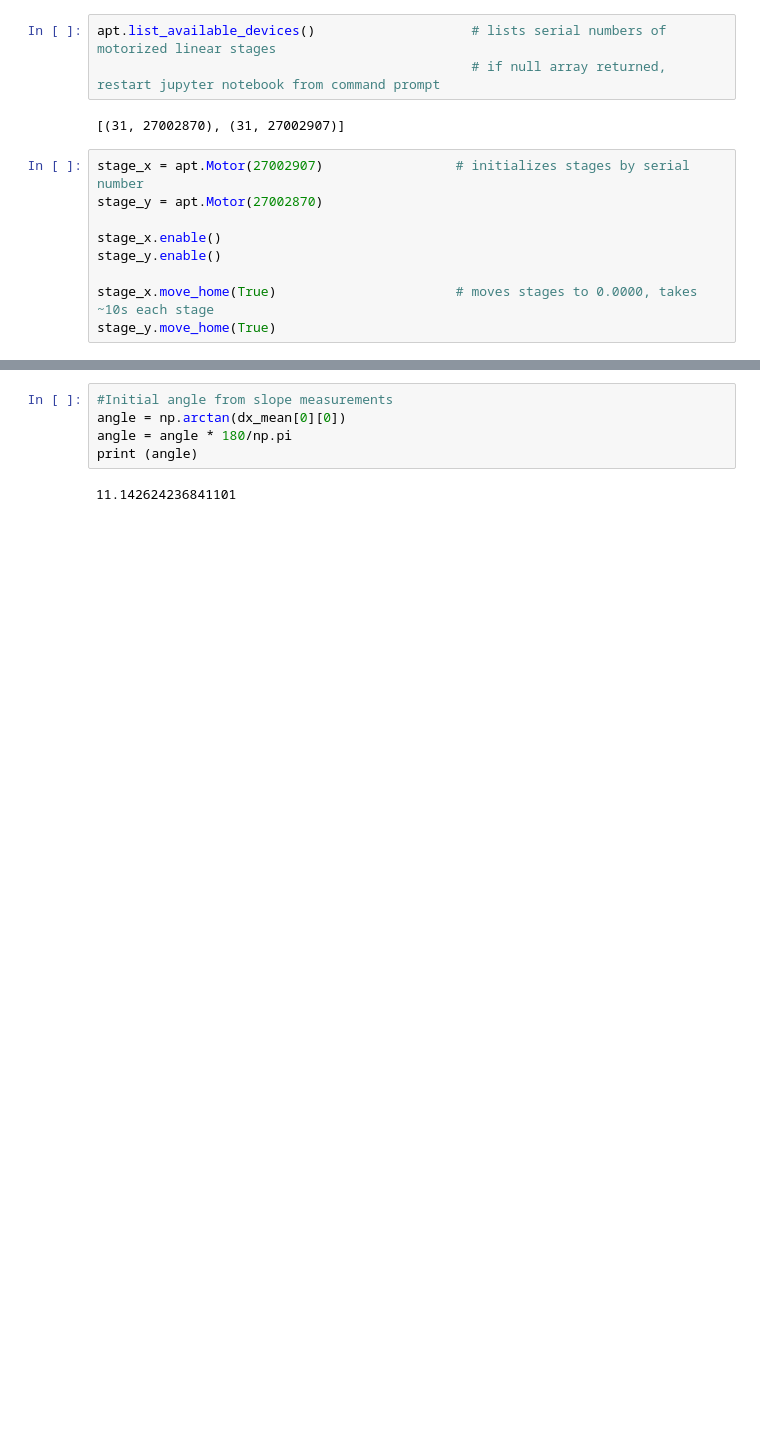
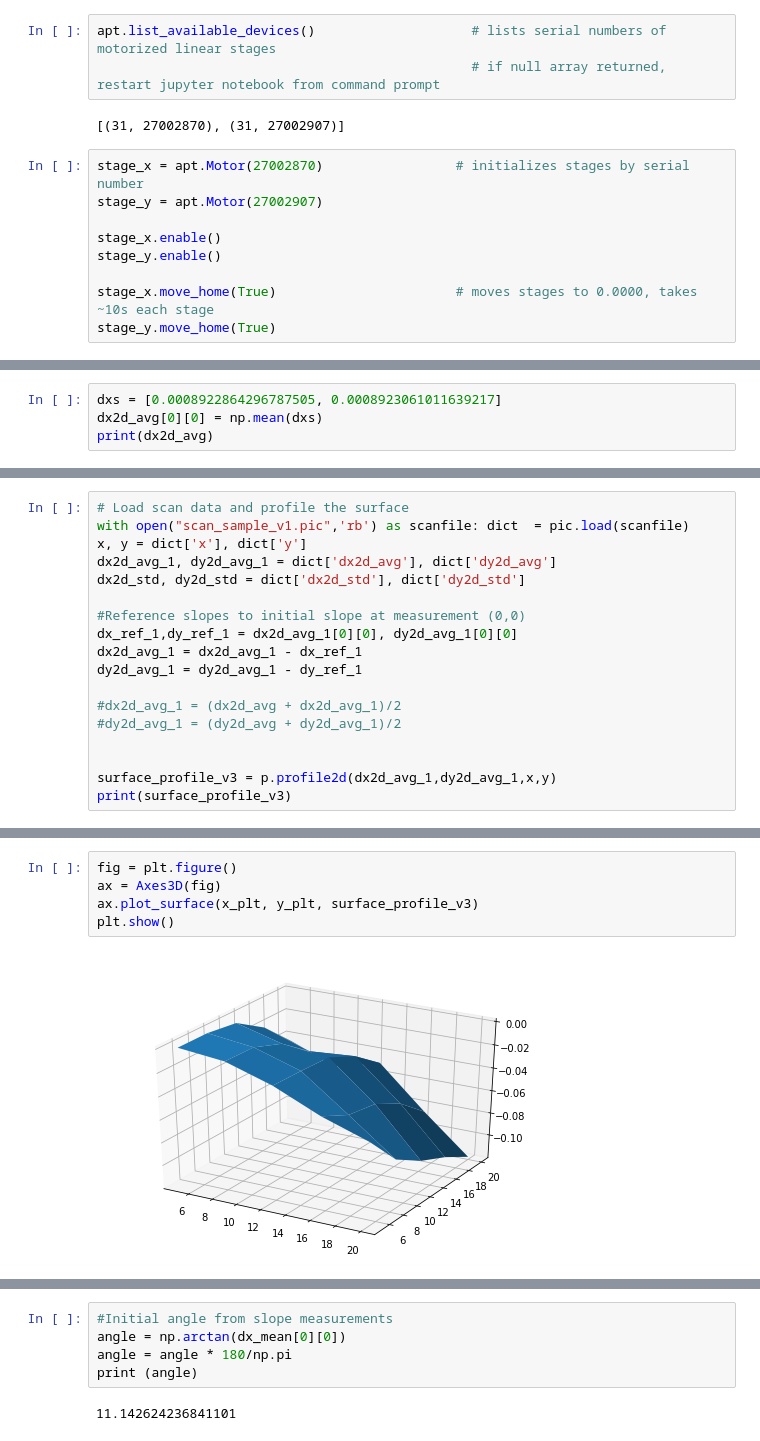
Before and after one commit to jatler/ME398-Magnetic-Mirror, a Jupyter notebook: 2D Profile Scan.ipynb, the cells around one changed output, grey strips where cells are left out. Drawn from its saved outputs; the diff is of its cells as text; blank space fills up the shorter version.

```diff
--- a/2D Profile Scan.ipynb
+++ b/2D Profile Scan.ipynb
@@ -20,8 +28,8 @@ apt.list_available_devices()                    # lists serial numbers of motori
 # %% [output]
 [(31, 27002870), (31, 27002907)]
 # %%
-stage_x = apt.Motor(27002907)                 # initializes stages by serial number
-stage_y = apt.Motor(27002870)
+stage_x = apt.Motor(27002870)                 # initializes stages by serial number
+stage_y = apt.Motor(27002907)
 
 stage_x.enable()
 stage_y.enable()
@@ -134,0 +88,4 @@ print (surface_profile)
+# %%
+dxs = [0.0008922864296787505, 0.0008923061011639217]
+dx2d_avg[0][0] = np.mean(dxs)
+print(dx2d_avg)
@@ -134,0 +241,18 @@ print (surface_profile)
+# %%
+# Load scan data and profile the surface
+with open("scan_sample_v1.pic",'rb') as scanfile: dict  = pic.load(scanfile)
+x, y = dict['x'], dict['y']
+dx2d_avg_1, dy2d_avg_1 = dict['dx2d_avg'], dict['dy2d_avg']
+dx2d_std, dy2d_std = dict['dx2d_std'], dict['dy2d_std']
+
+#Reference slopes to initial slope at measurement (0,0)
+dx_ref_1,dy_ref_1 = dx2d_avg_1[0][0], dy2d_avg_1[0][0]
+dx2d_avg_1 = dx2d_avg_1 - dx_ref_1
+dy2d_avg_1 = dy2d_avg_1 - dy_ref_1
+
+#dx2d_avg_1 = (dx2d_avg + dx2d_avg_1)/2
+#dy2d_avg_1 = (dy2d_avg + dy2d_avg_1)/2
+
+
+surface_profile_v3 = p.profile2d(dx2d_avg_1,dy2d_avg_1,x,y)
+print(surface_profile_v3)
@@ -134,0 +307,7 @@ print (surface_profile)
+# %%
+fig = plt.figure()
+ax = Axes3D(fig)
+ax.plot_surface(x_plt, y_plt, surface_profile_v3)
+plt.show()
+# %% [output]
+[figure, added]
```
Also changed, not shown: parts of 33 cells of this notebook, 2 other files.
